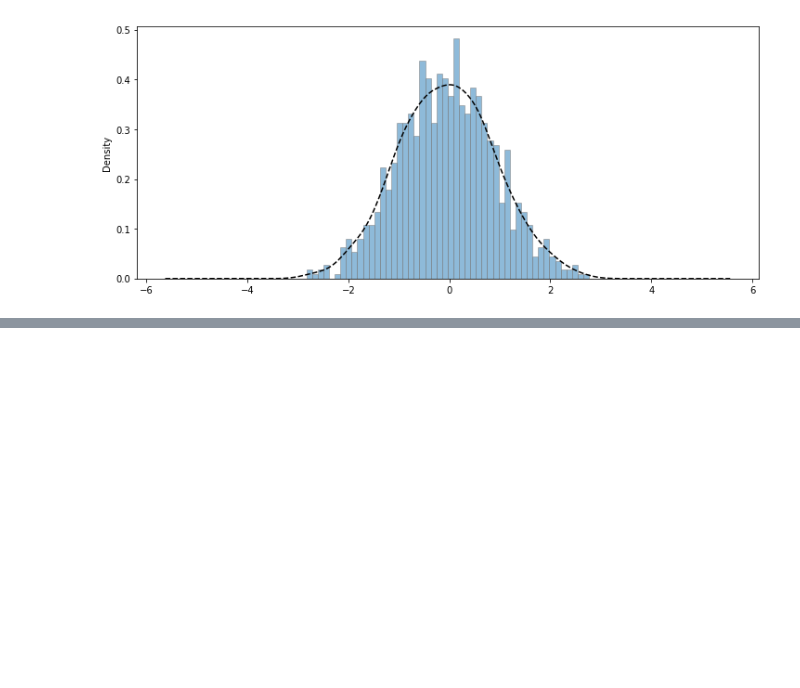
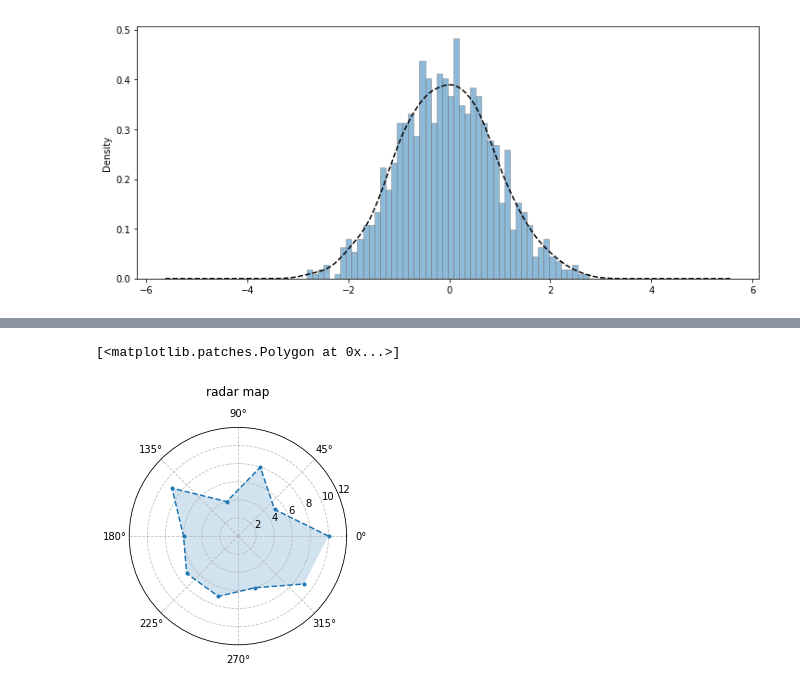
Before and after one commit to jasonzhang1986/Jupyter, a Jupyter notebook: 数据分析师微专业/ch03/Matplotlib_note.ipynb, the cells around one changed output, grey strips where cells are left out. Saved outputs shown, nothing was run; the diff lists cells and outputs as text; code cells hidden in the pictures; blank space fills up the shorter version.

```diff
--- a/数据分析师微专业/ch03/Matplotlib_note.ipynb
+++ b/数据分析师微专业/ch03/Matplotlib_note.ipynb
@@ -307,0 +333,14 @@ plt.grid(linestyle='--')
+# %%
+#雷达图
+plt.figure(figsize=(8,4))
+ax = plt.subplot(111, projection='polar')
+ax.set_title('radar map\n')
+ax.set_rlim(0,12)
+
+data1 = np.random.randint(3,11,10)
+theta = np.arange(0,np.pi*2, np.pi*2/10)
+ax.plot(theta, data1, '.--', label='data1')
+ax.fill(theta, data1, alpha=0.2)
+# %% [output]
+[<matplotlib.patches.Polygon at 0x...>]
+[figure, added]
```
Also changed, not shown: parts of 22 cells of this notebook.
